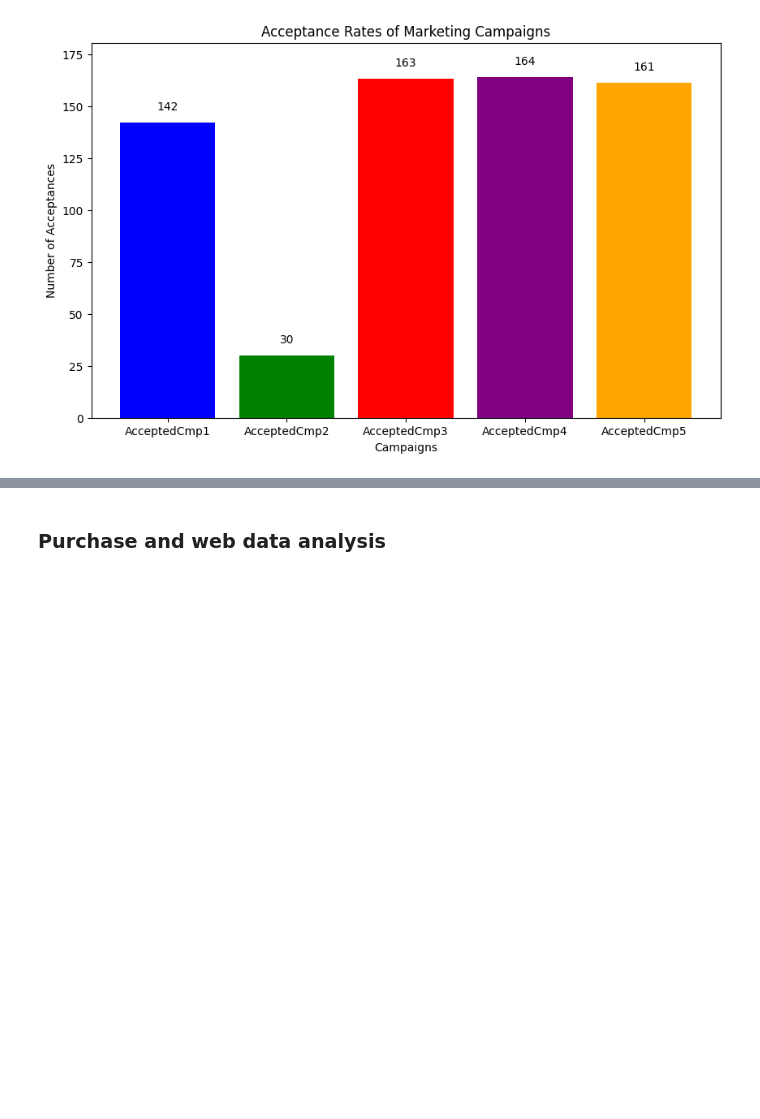
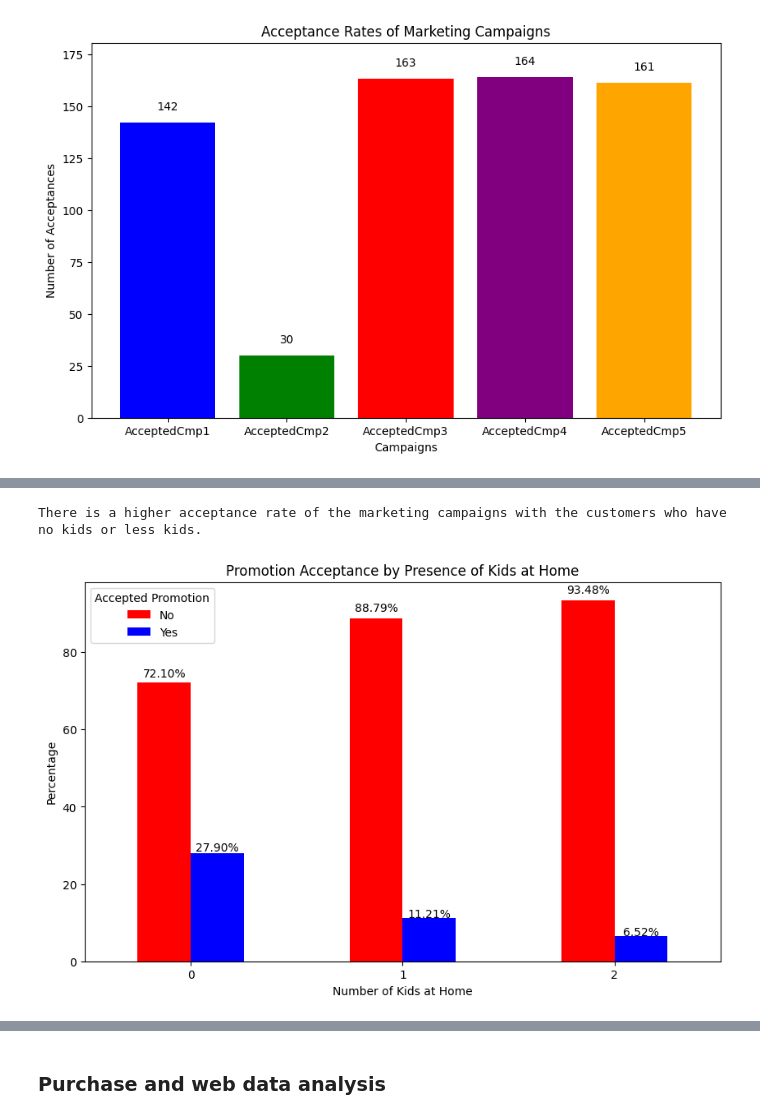
Before and after one commit to Barbosa6Andre/CustomerSegmentation_WineRetail, a Jupyter notebook: MarketingCampaignAnalysis.ipynb, the cells around one changed output, grey strips where cells are left out. Saved outputs shown, nothing was run; the diff lists cells and outputs as text; code cells hidden in the pictures; blank space fills up the shorter version.

```diff
--- a/MarketingCampaignAnalysis.ipynb
+++ b/MarketingCampaignAnalysis.ipynb
@@ -825,0 +870,7 @@ It is important to understand what went wrong with the previous campaigns and ma
+# %%
+# Kids at home and promotion acceptance
+print('There is a higher acceptance rate of the marketing campaigns with the customers who have no kids or less kids.')
+plot_grouped_bar(kids_crosstab, 'Promotion Acceptance by Presence of Kids at Home', 'Number of Kids at Home')
+# %% [output]
+There is a higher acceptance rate of the marketing campaigns with the customers who have no kids or less kids.
+[figure, added]
```
Also changed, not shown: parts of 10 cells of this notebook.
